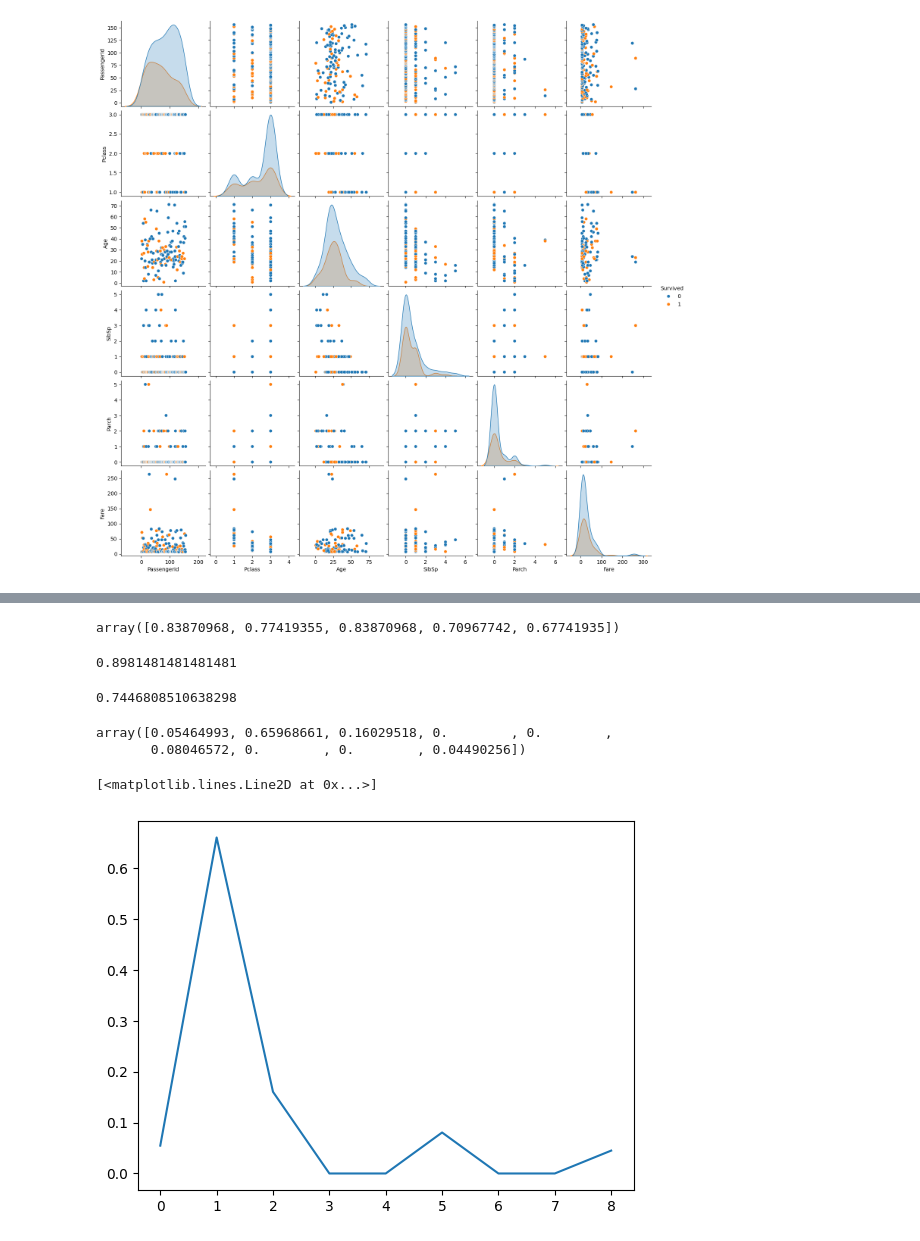
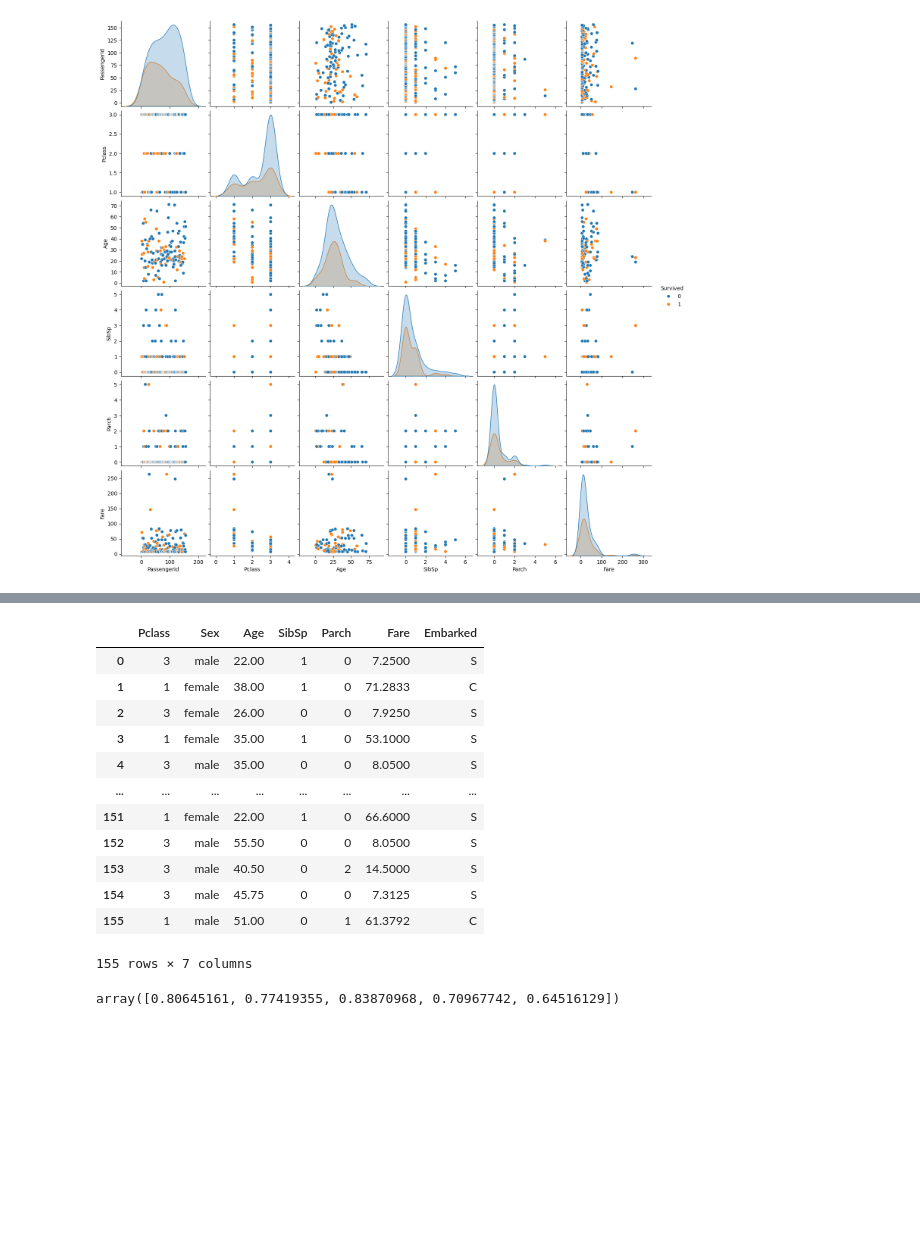
Before and after one commit to Peroni04/FISTIC2024, a Jupyter notebook: Less10/titanic_beta.ipynb, the cells around one changed output, grey strips where cells are left out. Cells and saved outputs as stored; diff of their text form; code cells hidden in the pictures; blank space fills up the shorter version.

```diff
--- a/Less10/titanic_beta.ipynb
+++ b/Less10/titanic_beta.ipynb
@@ -135,24 +145,21 @@ DecisionTreeClassifier(max_depth=4)
+# %%
+X
+# %% [output]
+|  | Pclass | Sex | Age | SibSp | Parch | Fare | Embarked |
+| 0 | 3 | male | 22.00 | 1 | 0 | 7.2500 | S |
+| 1 | 1 | female | 38.00 | 1 | 0 | 71.2833 | C |
+| 2 | 3 | female | 26.00 | 0 | 0 | 7.9250 | S |
+| 3 | 1 | female | 35.00 | 1 | 0 | 53.1000 | S |
+| 4 | 3 | male | 35.00 | 0 | 0 | 8.0500 | S |
+| ... | ... | ... | ... | ... | ... | ... | ... |
+| 151 | 1 | female | 22.00 | 1 | 0 | 66.6000 | S |
+| 152 | 3 | male | 55.50 | 0 | 0 | 8.0500 | S |
+| 153 | 3 | male | 40.50 | 0 | 2 | 14.5000 | S |
+| 154 | 3 | male | 45.75 | 0 | 0 | 7.3125 | S |
+| 155 | 1 | male | 51.00 | 0 | 1 | 61.3792 | C |
+155 rows × 7 columns
 # %%
-scores=cross_val_score(model,X,y,cv=5)
+scores=cross_val_score(pipe,X,y,cv=5)
 scores
 # %% [output]
-array([0.83870968, 0.77419355, 0.83870968, 0.70967742, 0.67741935])
+array([0.80645161, 0.77419355, 0.83870968, 0.70967742, 0.64516129])
-# %%
-model.score(X_train,y_train)
-# %% [output]
-0.8981481481481481
-# %%
-model.score(X_test,y_test)
-# %% [output]
-0.7446808510638298
-# %%
-imp=model.feature_importances_
-imp
-# %% [output]
-array([0.05464993, 0.65968661, 0.16029518, 0.        , 0.        ,
-       0.08046572, 0.        , 0.        , 0.04490256])
-# %%
-plt.plot(imp)
-# %% [output]
-[<matplotlib.lines.Line2D at 0x...>]
-[figure, removed]
```
Also changed, not shown: parts of 13 cells of this notebook, 1 other file.
